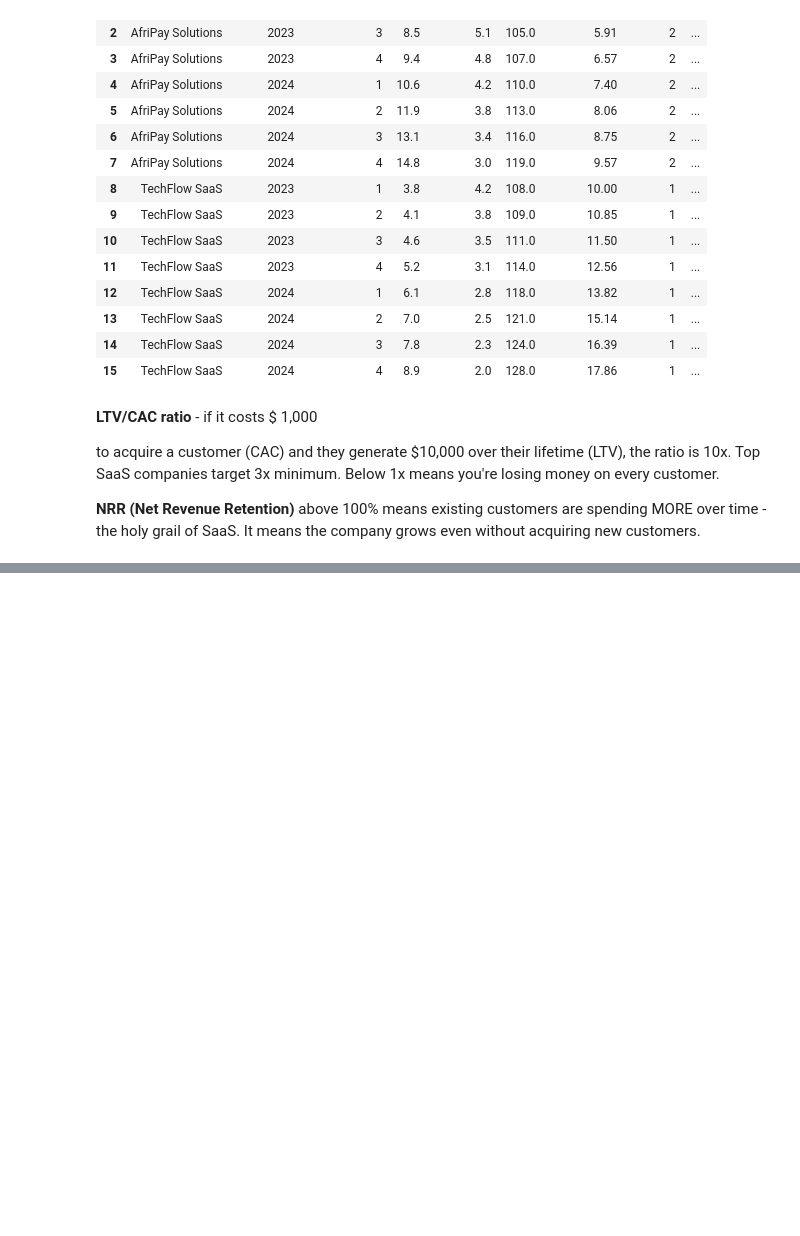
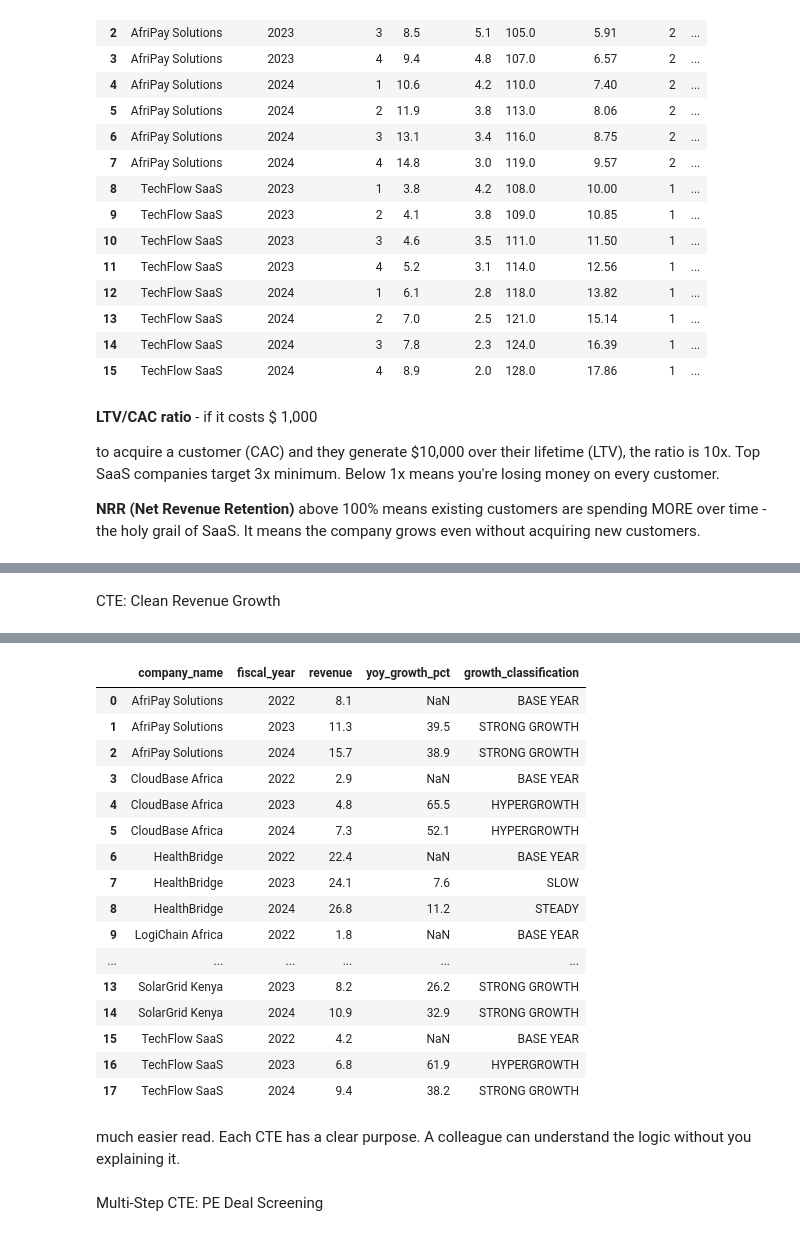
Before and after one commit to Markwema86/-Investment-Database, a Jupyter notebook: Investment_Database.ipynb, the cells around one changed output, grey strips where cells are left out. Drawn from its saved outputs; the diff is of its cells as text; code cells hidden in the pictures; blank space fills up the shorter version.

Commit message:
Uploaded using Colab

```diff
--- a/Investment_Database.ipynb
+++ b/Investment_Database.ipynb
@@ -1029,0 +1095,52 @@ AfriPay Solutions         2024               4 14.8         3.0 119.0
+# %% [markdown]
+CTE: Clean Revenue Growth
+# %%
+# Rewrite Q13 using CTEs — same result, far more readable
+query('''
+    WITH yearly_revenue AS (
+        SELECT
+            f.company_id,
+            c.company_name,
+            f.fiscal_year,
+            f.revenue,
+            f.ebitda
+        FROM financials f
+        JOIN companies c ON f.company_id = c.company_id
+    ),
+    growth_calc AS (
+        SELECT
+            company_name,
+            fiscal_year,
+            revenue,
+            ebitda,
+            LAG(revenue) OVER (
+                PARTITION BY company_id
+                ORDER BY fiscal_year
+            ) AS prior_revenue,
+            ROUND(
+                (revenue - LAG(revenue) OVER (
+                    PARTITION BY company_id
+                    ORDER BY fiscal_year
+                )) / LAG(revenue) OVER (
+                    PARTITION BY company_id
+                    ORDER BY fiscal_year
+                ) * 100, 1
+            ) AS yoy_growth_pct
+        FROM yearly_revenue
+    )
+    SELECT
+        company_name,
+        fiscal_year,
+        revenue,
+        yoy_growth_pct,
+        CASE
+            WHEN yoy_growth_pct >= 50 THEN "HYPERGROWTH"
+            WHEN yoy_growth_pct >= 25 THEN "STRONG GROWTH"
+            WHEN yoy_growth_pct >= 10 THEN "STEADY"
+            WHEN yoy_growth_pct IS NULL THEN "BASE YEAR"
+            ELSE                           "SLOW"
+        END AS growth_classification
+    FROM growth_calc
+    ORDER BY company_name, fiscal_year
+''', "REVENUE GROWTH CLASSIFICATION USING CTEs")
+# %% [output]
@@ -1029,0 +1164,21 @@ AfriPay Solutions         2024               4 14.8         3.0 119.0
+|  | company_name | fiscal_year | revenue | yoy_growth_pct | growth_classification |
+| 0 | AfriPay Solutions | 2022 | 8.1 | NaN | BASE YEAR |
+| 1 | AfriPay Solutions | 2023 | 11.3 | 39.5 | STRONG GROWTH |
+| 2 | AfriPay Solutions | 2024 | 15.7 | 38.9 | STRONG GROWTH |
+| 3 | CloudBase Africa | 2022 | 2.9 | NaN | BASE YEAR |
+| 4 | CloudBase Africa | 2023 | 4.8 | 65.5 | HYPERGROWTH |
+| 5 | CloudBase Africa | 2024 | 7.3 | 52.1 | HYPERGROWTH |
+| 6 | HealthBridge | 2022 | 22.4 | NaN | BASE YEAR |
+| 7 | HealthBridge | 2023 | 24.1 | 7.6 | SLOW |
+| 8 | HealthBridge | 2024 | 26.8 | 11.2 | STEADY |
+| 9 | LogiChain Africa | 2022 | 1.8 | NaN | BASE YEAR |
+| ... | ... | ... | ... | ... | ... |
+| 13 | SolarGrid Kenya | 2023 | 8.2 | 26.2 | STRONG GROWTH |
+| 14 | SolarGrid Kenya | 2024 | 10.9 | 32.9 | STRONG GROWTH |
+| 15 | TechFlow SaaS | 2022 | 4.2 | NaN | BASE YEAR |
+| 16 | TechFlow SaaS | 2023 | 6.8 | 61.9 | HYPERGROWTH |
+| 17 | TechFlow SaaS | 2024 | 9.4 | 38.2 | STRONG GROWTH |
+# %% [markdown]
+much easier read. Each CTE has a clear purpose. A colleague can understand the logic without you explaining it.
+# %% [markdown]
+Multi-Step CTE: PE Deal Screening
```
Also changed, not shown: parts of 22 cells of this notebook.
